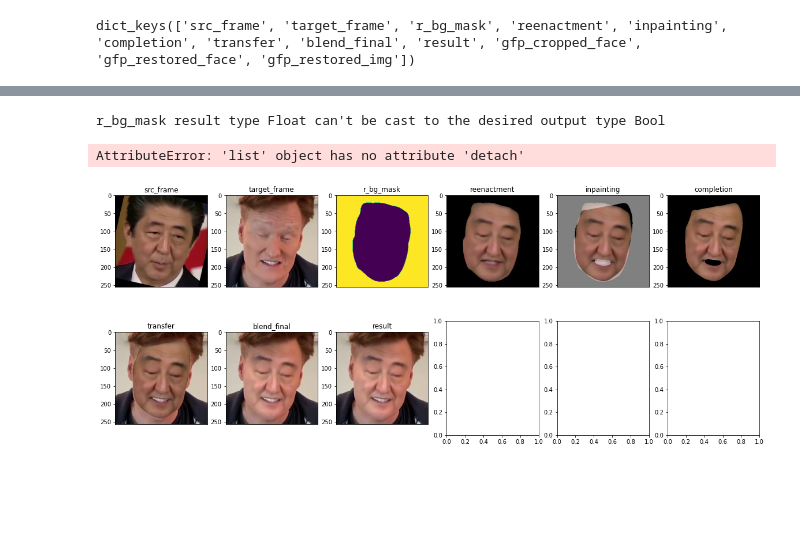
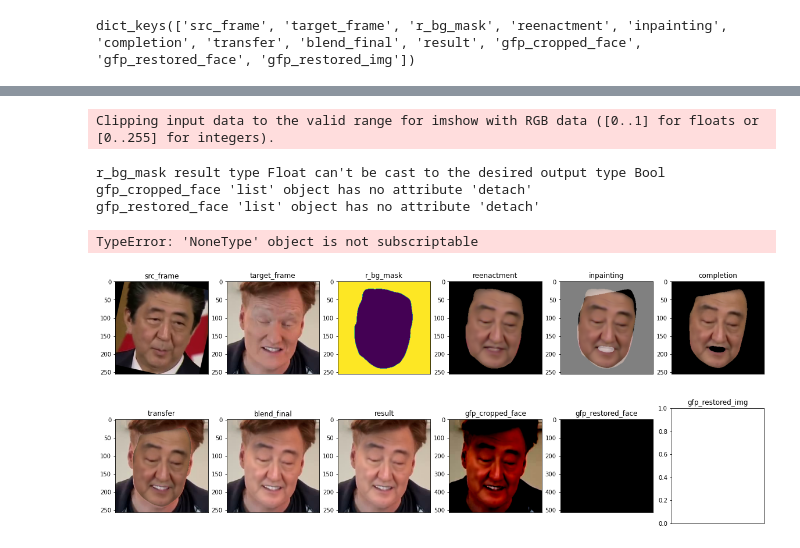
Before and after one commit to 95anantsingh/NYU-SuperGAN, a Jupyter notebook: fsgan_test.ipynb, the cells around one changed output, grey strips where cells are left out. Cells and saved outputs as stored; diff of their text form; code cells hidden in the pictures; blank space fills up the shorter version.

```diff
--- a/fsgan_test.ipynb
+++ b/fsgan_test.ipynb
@@ -11,11 +11,3 @@ image_dict = torch.load(data_dir+"fsgan_image_stages.pth", map_location=torch.de
 image_dict.keys()
 # %% [output]
 dict_keys(['src_frame', 'target_frame', 'r_bg_mask', 'reenactment', 'inpainting', 'completion', 'transfer', 'blend_final', 'result', 'gfp_cropped_face', 'gfp_restored_face', 'gfp_restored_img'])
-# %%
-# image = unnormalize(image_dict['r1'])
-image = image_dict['gfp_restored_face'][0]
-
-# image = image * 0.5
-# image = image * 0.5
-# image = image * 255.0
-plt.imshow(image)
@@ -25,24 +14,28 @@ plt.imshow(image)
 # %%
 imlen = len(image_dict.keys())
 
 fig, ax = plt.subplots(2,math.ceil(imlen/2), figsize=(20, 8))
 ax = ax.ravel()
 
 for i, (stage,image) in enumerate(image_dict.items()):
-    image_tensor = image.detach().clone()
     ax[i].set_title(stage)
     ax[i].set_xticks([])
 
     try:
+        image_tensor = image.detach().clone()
         image_tensor *= 0.5
         image_tensor += 0.5
+        ax[i].imshow(image_tensor.permute(1, 2, 0));
     except Exception as e:
+        image_tensor = image[0]
+        ax[i].imshow(image_tensor)
         print(stage,e)
 
-    ax[i].imshow(image_tensor.permute(1, 2, 0));
-
 plt.show()
 # %% [output]
-r_bg_mask result type Float can't be cast to the desired output type Bool
+Clipping input data to the valid range for imshow with RGB data ([0..1] for floats or [0..255] for integers).
-AttributeError: 'list' object has no attribute 'detach'
+r_bg_mask result type Float can't be cast to the desired output type Bool
+gfp_cropped_face 'list' object has no attribute 'detach'
+gfp_restored_face 'list' object has no attribute 'detach'
+TypeError: 'NoneType' object is not subscriptable
-[figure, old version]
+[figure, new version]
```
Also changed, not shown: parts of 1 cell of this notebook, 4 other files.
